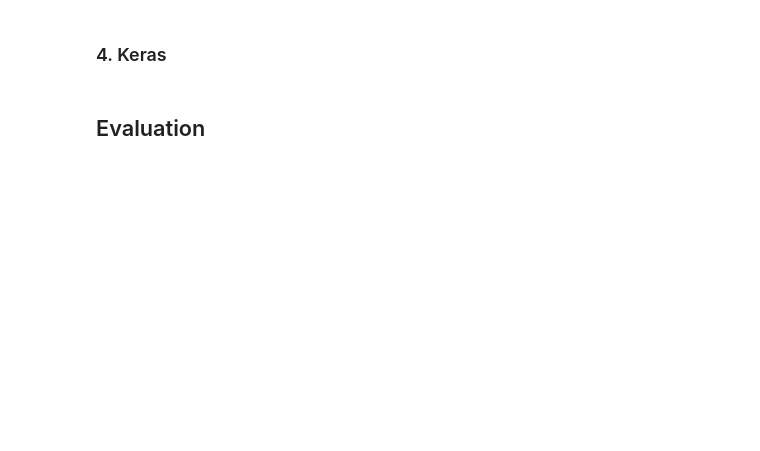
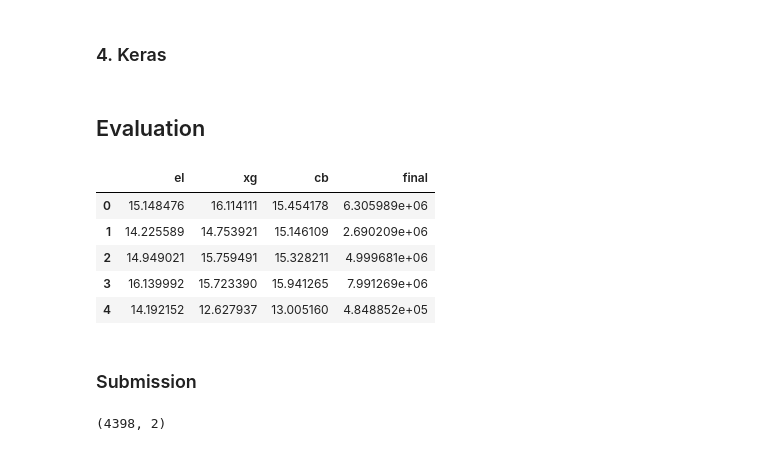
Before and after one commit to jjone36/tmdb, a Jupyter notebook: 04_modeling.ipynb, the cells around one changed output. Drawn from its saved outputs; the diff is of its cells as text; code cells hidden in the pictures; blank space fills up the shorter version.

```diff
--- a/04_modeling.ipynb
+++ b/04_modeling.ipynb
@@ -61,3 +195,28 @@ from keras.models import Sequential
 from Keras.layers import Dense
 # %% [markdown]
 ## Evaluation
+# %%
+df_pred = pd.DataFrame()
+# %%
+df_pred['el'] = model_el.predict(te)
+# %%
+df_pred['xg'] = model_xg.predict(te)
+df_pred['cb'] = model_cb.predict(te)
+# %%
+df_pred['final'] = np.expm1(.2*df_pred.el + .4*df_pred.cb + .4*df_pred.xg)
+# %%
+df_pred.head()
+# %% [output]
+|  | el | xg | cb | final |
+| 0 | 15.148476 | 16.114111 | 15.454178 | 6.305989e+06 |
+| 1 | 14.225589 | 14.753921 | 15.146109 | 2.690209e+06 |
+| 2 | 14.949021 | 15.759491 | 15.328211 | 4.999681e+06 |
+| 3 | 16.139992 | 15.723390 | 15.941265 | 7.991269e+06 |
+| 4 | 14.192152 | 12.627937 | 13.005160 | 4.848852e+05 |
+# %% [markdown]
+### Submission
+# %%
+sub = pd.read_csv('sample_submission.csv')
+sub.shape
+# %% [output]
+(4398, 2)
```
Also changed, not shown: parts of 38 cells of this notebook, 1 other file.
